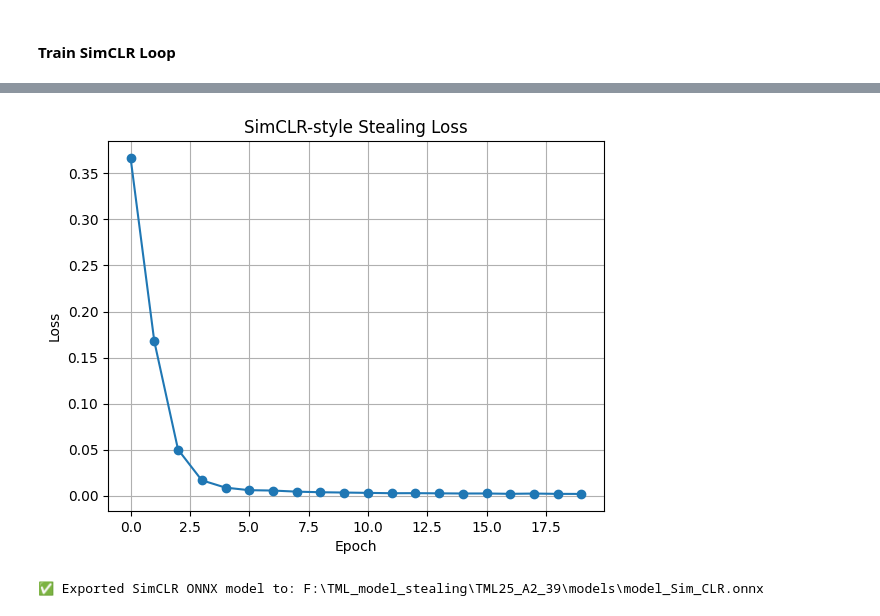
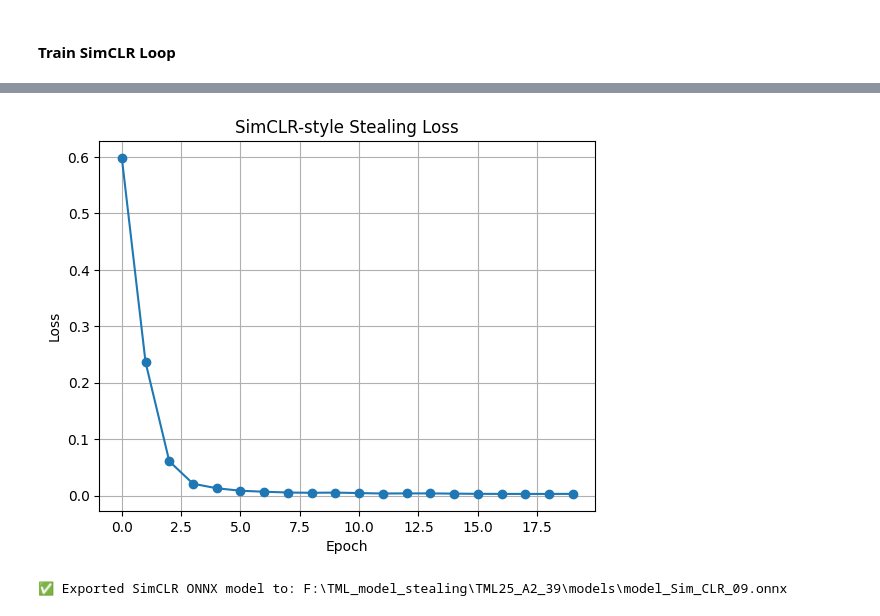
Before and after one commit to SohamTolwala/TML25_A2_39, a Jupyter notebook: train/train_ssl.ipynb, the cells around one changed output, grey strips where cells are left out. Cells and saved outputs as stored; diff of their text form; code cells hidden in the pictures.

Commit message:
alpha and loss fn changes

```diff
--- a/train/train_ssl.ipynb
+++ b/train/train_ssl.ipynb
@@ -314,7 +314,7 @@ model = StolenEncoder().to(device)
 optimizer = torch.optim.Adam(model.parameters(), lr=1e-4)
 loader = DataLoader(SimCLRDataset(images, reps, simclr_transform), batch_size=64, shuffle=True)
 
-alpha = 0.5  # weight between victim alignment and self-consistency
+alpha = 0.9  # weight between victim alignment and self-consistency
 num_epochs = 20
 loss_history = []
 
@@ -329,7 +329,8 @@ for epoch in range(1, num_epochs+1):
         o2 = model(t2)         # (B,1024)
         loss_A = F.mse_loss(o1, yv)
         loss_B = F.mse_loss(o2, o1.detach())
-        loss = alpha * loss_A + (1 - alpha) * loss_B
+        # loss = alpha * loss_A + (1 - alpha) * loss_B              #contrastive/old loss
+        loss = 1 - F.cosine_similarity(o1, yv, dim=1).mean()
         loss.backward()
         optimizer.step()
         total += loss.item()
@@ -369,8 +370,10 @@ plt.show()
-[figure, old version]
+[figure, new version]
 # %%
 import torch.onnx
 
-ONNX_PATH = "F:\\TML_model_stealing\\TML25_A2_39\\models\\model_Sim_CLR.onnx"
+# ONNX_PATH = "F:\\TML_model_stealing\\TML25_A2_39\\models\\model_Sim_CLR.onnx"
+# ONNX_PATH = "F:\\TML_model_stealing\\TML25_A2_39\\models\\model_Sim_CLR_07.onnx"
+ONNX_PATH = "F:\\TML_model_stealing\\TML25_A2_39\\models\\model_Sim_CLR_09.onnx"
 dummy_input = torch.randn(1, 3, 32, 32).to(device)
 
 torch.onnx.export(
@@ -386,4 +389,4 @@ torch.onnx.export(
 
 print(f"\u2705 Exported SimCLR ONNX model to: {ONNX_PATH}")
 # %% [output]
-✅ Exported SimCLR ONNX model to: F:\TML_model_stealing\TML25_A2_39\models\model_Sim_CLR.onnx
+✅ Exported SimCLR ONNX model to: F:\TML_model_stealing\TML25_A2_39\models\model_Sim_CLR_09.onnx
```
Also changed, not shown: parts of 2 cells of this notebook, 4 other files.
